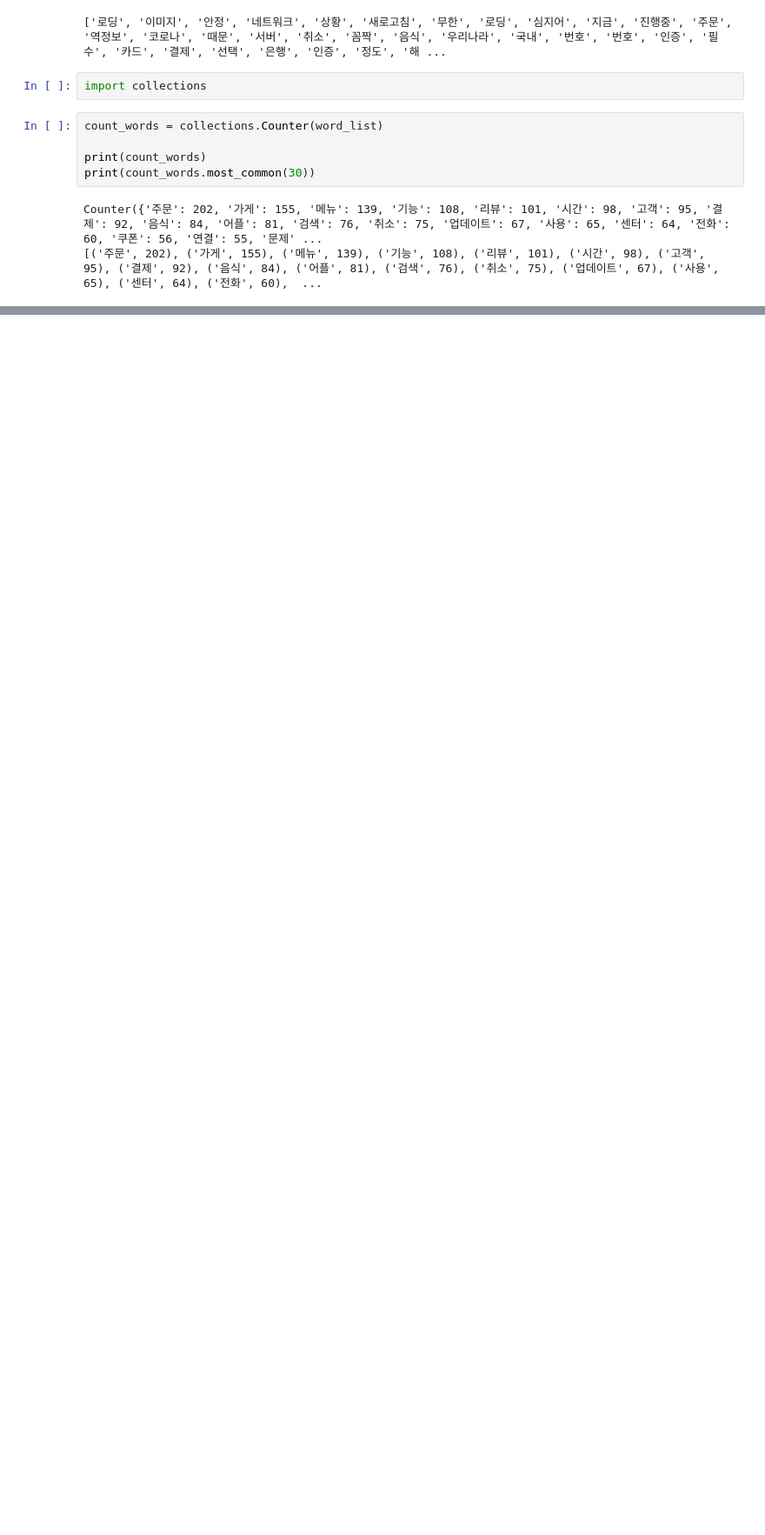
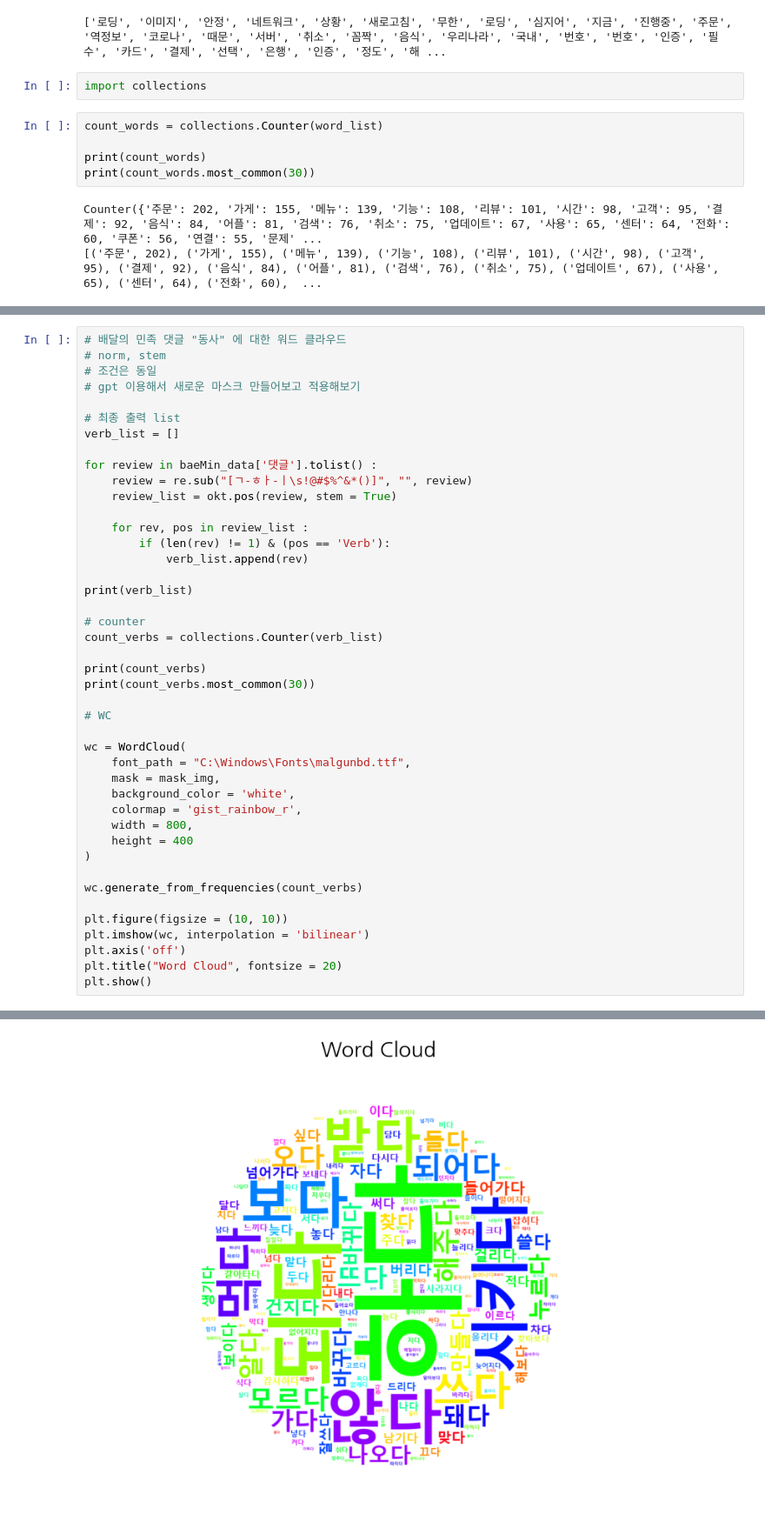
Before and after one commit to KimSeonJ-2134/myproject, a Jupyter notebook: 07_데이터분석_심화_자연어처리.ipynb, the cells around one changed output, grey strips where cells are left out. Shown at 87% size. Cells and saved outputs as stored; diff of their text form; blank space fills up the shorter version.

```diff
--- a/07_데이터분석_심화_자연어처리.ipynb
+++ b/07_데이터분석_심화_자연어처리.ipynb
@@ -240,0 +247,44 @@ from wordclound import WordCloud
+# %%
+# 배달의 민족 댓글 "동사" 에 대한 워드 클라우드
+# norm, stem
+# 조건은 동일
+# gpt 이용해서 새로운 마스크 만들어보고 적용해보기
+
+# 최종 출력 list
+verb_list = []
+
+for review in baeMin_data['댓글'].tolist() :
+    review = re.sub("[ㄱ-ㅎㅏ-ㅣ\s!@#$%^&*()]", "", review)
+    review_list = okt.pos(review, stem = True)
+
+    for rev, pos in review_list :
+        if (len(rev) != 1) & (pos == 'Verb'):
+            verb_list.append(rev)
+
+print(verb_list)
+
+# counter
+count_verbs = collections.Counter(verb_list)
+
+print(count_verbs)
+print(count_verbs.most_common(30))
+
+# WC
+
+wc = WordCloud(
+    font_path = "C:\Windows\Fonts\malgunbd.ttf",
+    mask = mask_img,
+    background_color = 'white',
+    colormap = 'gist_rainbow_r',
+    width = 800,
+    height = 400
+)
+
+wc.generate_from_frequencies(count_verbs)
+
+plt.figure(figsize = (10, 10))
+plt.imshow(wc, interpolation = 'bilinear')
+plt.axis('off')
+plt.title("Word Cloud", fontsize = 20)
+plt.show()
+# %% [output]
@@ -240,0 +294 @@ from wordclound import WordCloud
+[figure, added]
```
Also changed, not shown: parts of 14 cells of this notebook, 14 other files.
